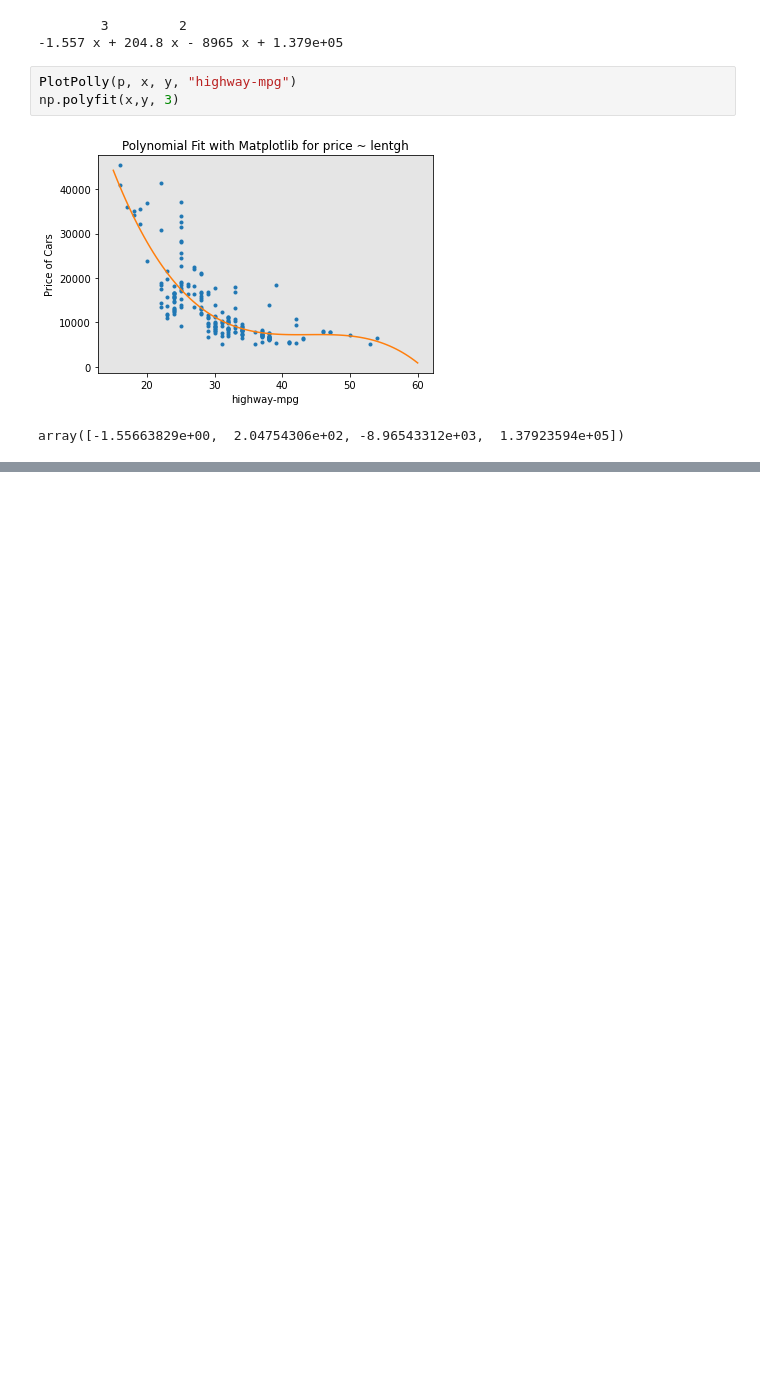
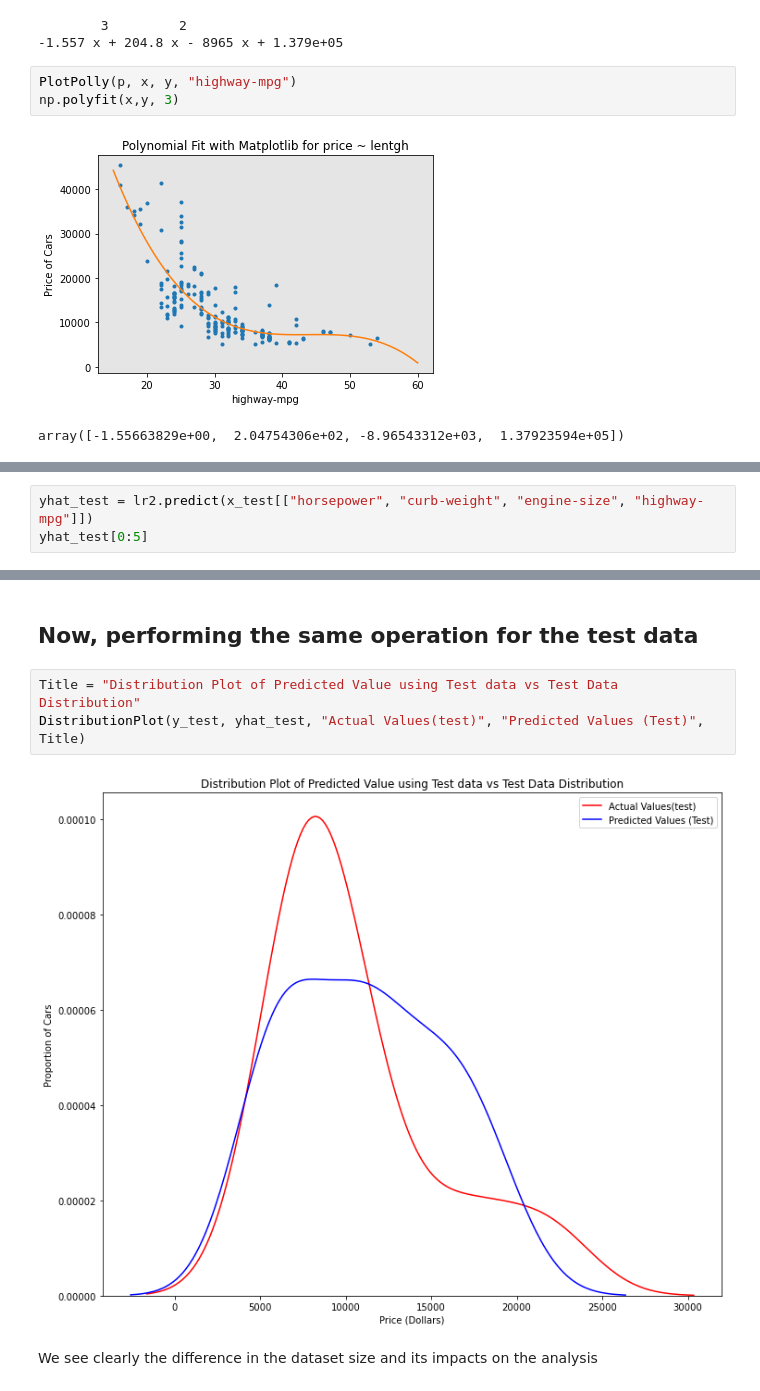
Before and after one commit to rodolphojung/Data-Science-and-Analytics, a Jupyter notebook: exploratory-data-analysis-correlating-car-prices.ipynb, the cells around one changed output, grey strips where cells are left out. Saved outputs shown, nothing was run; the diff lists cells and outputs as text; blank space fills up the shorter version.

```diff
--- a/exploratory-data-analysis-correlating-car-prices.ipynb
+++ b/exploratory-data-analysis-correlating-car-prices.ipynb
@@ -459,0 +575,3 @@ array([-1.55663829e+00,  2.04754306e+02, -8.96543312e+03,  1.37923594e+05])
+# %%
+yhat_test = lr2.predict(x_test[["horsepower", "curb-weight", "engine-size", "highway-mpg"]])
+yhat_test[0:5]
@@ -459,0 +588,9 @@ array([-1.55663829e+00,  2.04754306e+02, -8.96543312e+03,  1.37923594e+05])
+# %% [markdown]
+## Now, performing the same operation for the test data
+# %%
+Title = "Distribution Plot of Predicted Value using Test data vs Test Data Distribution"
+DistributionPlot(y_test, yhat_test, "Actual Values(test)", "Predicted Values (Test)", Title)
+# %% [output]
+[figure, added]
+# %% [markdown]
+We see clearly the difference in the dataset size and its impacts on the analysis
```
Also changed, not shown: parts of 69 cells of this notebook.
